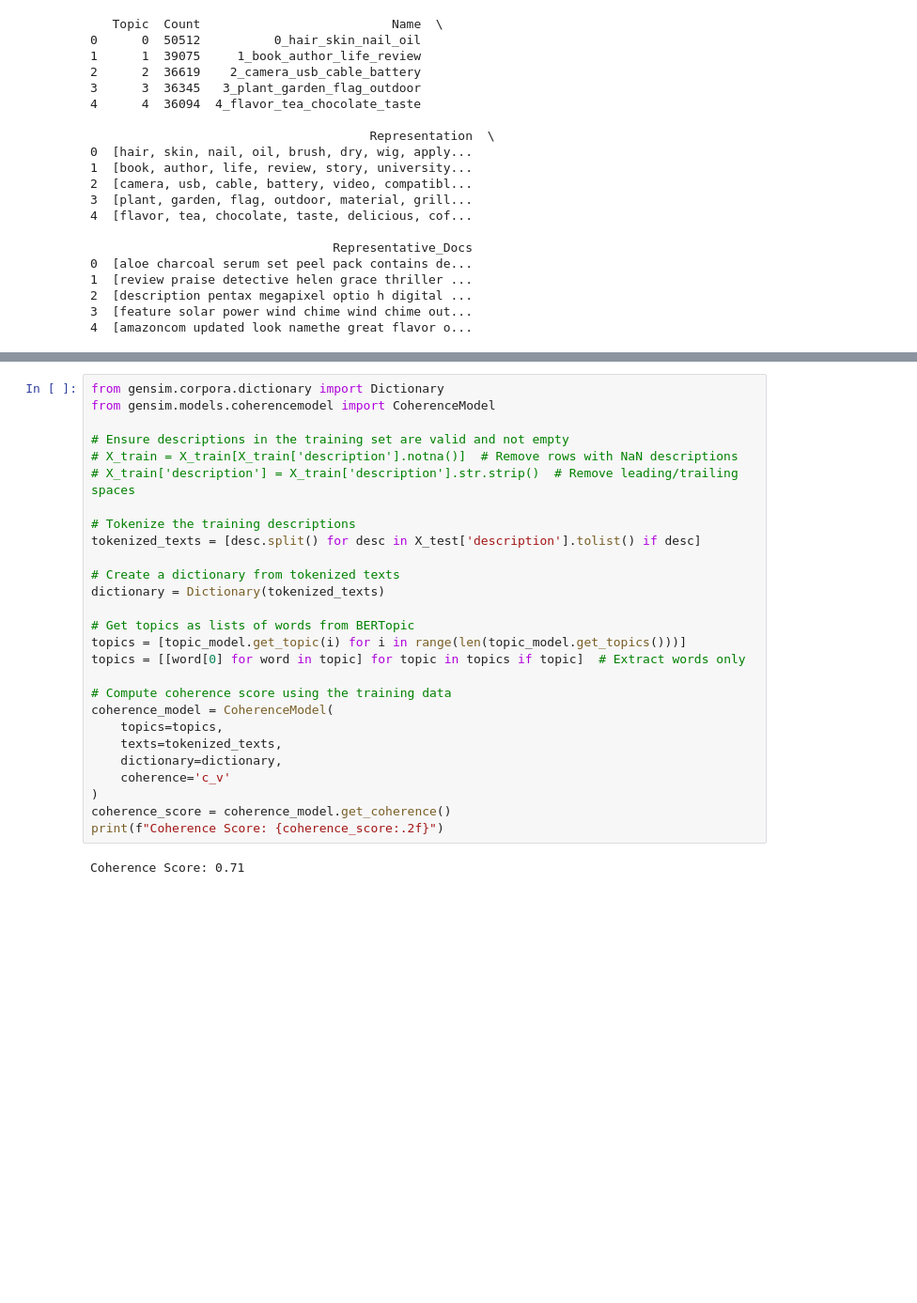
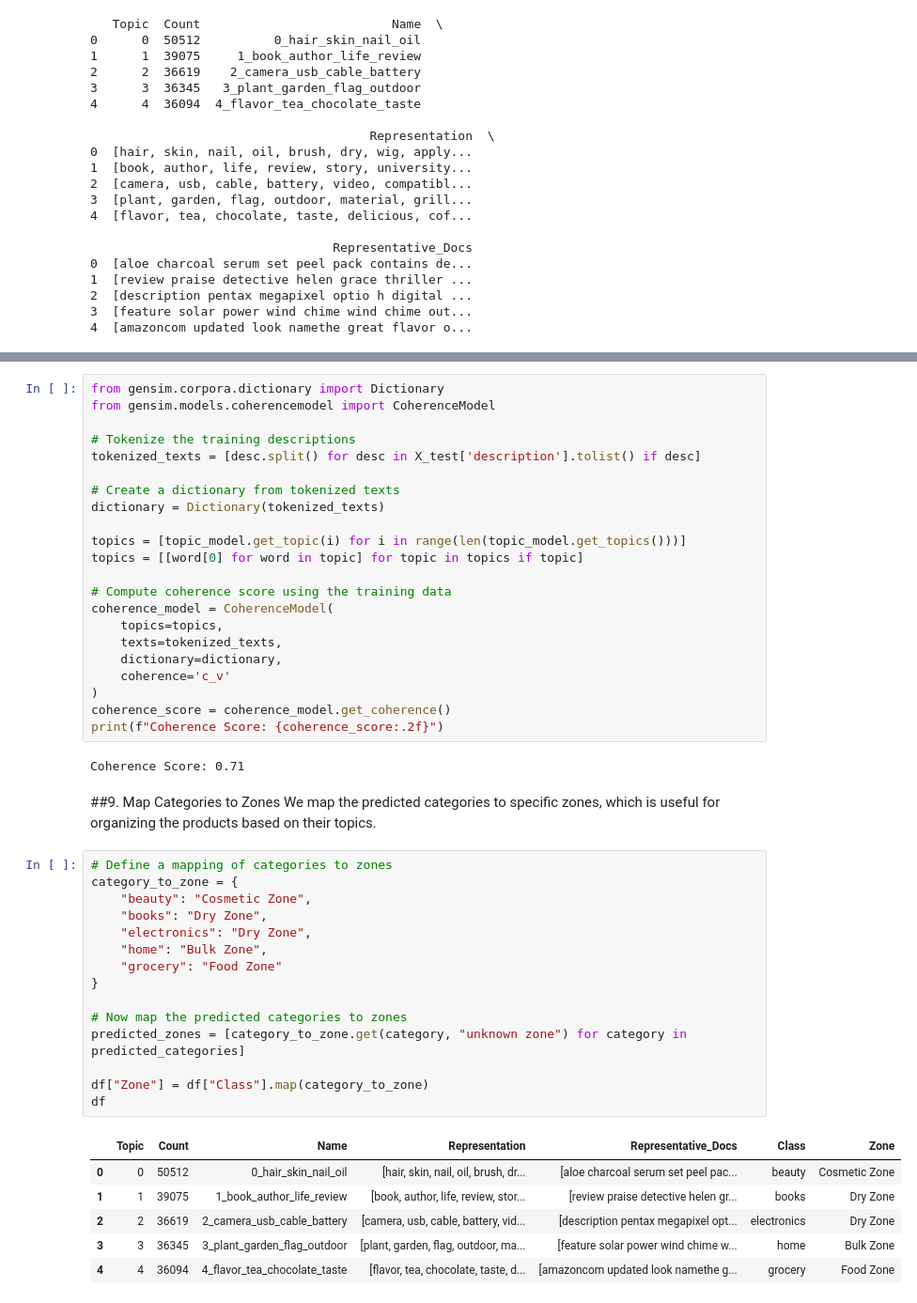
Before and after one commit to Noor30903/BERTopic_LDA_NMF_Comparison, a Jupyter notebook: BERTopic.ipynb, the cells around one changed output, grey strips where cells are left out. Shown: that part at 94% size. Cells and saved outputs as stored; diff of their text form; blank space fills up the shorter version.

Commit message:
Update BERTopic
Co-Authored-By: Noor30903 <148116272+Noor30903@users.noreply.github.com>
Co-Authored-By: mashaelmoh <151399359+mashaelmoh@users.noreply.github.com>

```diff
--- a/BERTopic.ipynb
+++ b/BERTopic.ipynb
@@ -248,10 +283,6 @@ print(topic_model.get_topic_info())
 # %%
 from gensim.corpora.dictionary import Dictionary
 from gensim.models.coherencemodel import CoherenceModel
-
-# Ensure descriptions in the training set are valid and not empty
-# X_train = X_train[X_train['description'].notna()]  # Remove rows with NaN descriptions
-# X_train['description'] = X_train['description'].str.strip()  # Remove leading/trailing spaces
 
 # Tokenize the training descriptions
 tokenized_texts = [desc.split() for desc in X_test['description'].tolist() if desc]
@@ -259,9 +290,8 @@ tokenized_texts = [desc.split() for desc in X_test['description'].tolist() if de
 # Create a dictionary from tokenized texts
 dictionary = Dictionary(tokenized_texts)
 
-# Get topics as lists of words from BERTopic
 topics = [topic_model.get_topic(i) for i in range(len(topic_model.get_topics()))]
-topics = [[word[0] for word in topic] for topic in topics if topic]  # Extract words only
+topics = [[word[0] for word in topic] for topic in topics if topic]
 
 # Compute coherence score using the training data
 coherence_model = CoherenceModel(
@@ -274,3 +304,28 @@ coherence_score = coherence_model.get_coherence()
 print(f"Coherence Score: {coherence_score:.2f}")
 # %% [output]
 Coherence Score: 0.71
+# %% [markdown]
+##9. Map Categories to Zones
+We map the predicted categories to specific zones, which is useful for organizing the products based on their topics.
+# %%
+# Define a mapping of categories to zones
+category_to_zone = {
+    "beauty": "Cosmetic Zone",
+    "books": "Dry Zone",
+    "electronics": "Dry Zone",
+    "home": "Bulk Zone",
+    "grocery": "Food Zone"
+}
+
+# Now map the predicted categories to zones
+predicted_zones = [category_to_zone.get(category, "unknown zone") for category in predicted_categories]
+
+df["Zone"] = df["Class"].map(category_to_zone)
+df
+# %% [output]
+|  | Topic | Count | Name | Representation | Representative_Docs | Class | Zone |
+| 0 | 0 | 50512 | 0_hair_skin_nail_oil | [hair, skin, nail, oil, brush, dr... | [aloe charcoal serum set peel pac... | beauty | Cosmetic Zone |
+| 1 | 1 | 39075 | 1_book_author_life_review | [book, author, life, review, stor... | [review praise detective helen gr... | books | Dry Zone |
+| 2 | 2 | 36619 | 2_camera_usb_cable_battery | [camera, usb, cable, battery, vid... | [description pentax megapixel opt... | electronics | Dry Zone |
+| 3 | 3 | 36345 | 3_plant_garden_flag_outdoor | [plant, garden, flag, outdoor, ma... | [feature solar power wind chime w... | home | Bulk Zone |
+| 4 | 4 | 36094 | 4_flavor_tea_chocolate_taste | [flavor, tea, chocolate, taste, d... | [amazoncom updated look namethe g... | grocery | Food Zone |
```
Also changed, not shown: parts of 17 cells of this notebook.
